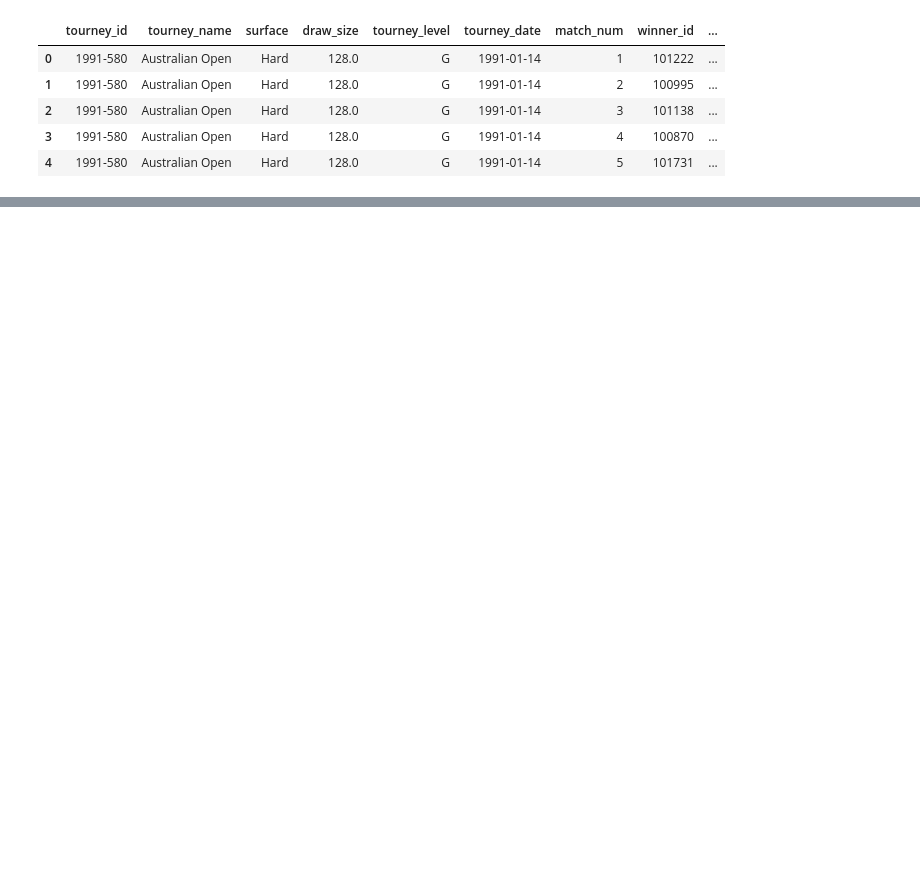
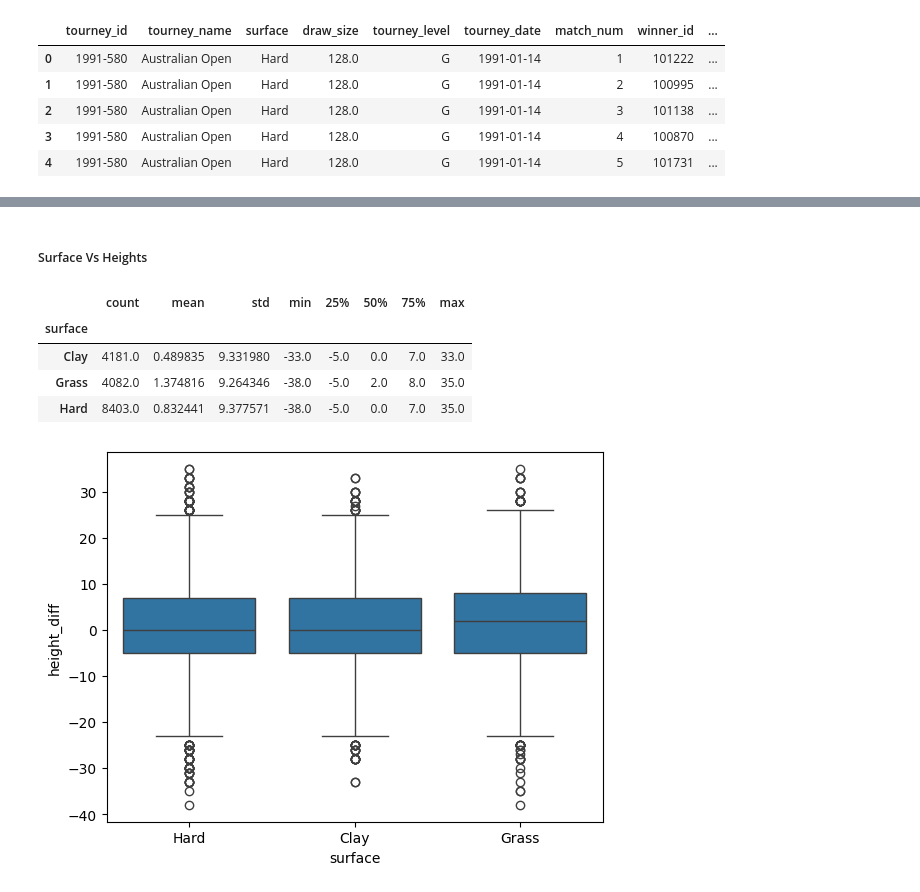
Before and after one commit to Tesserxt/ATP-Tennis, a Jupyter notebook: Notebooks/02_feature_engineering_eda.ipynb, the cells around one changed output, grey strips where cells are left out. Saved outputs shown, nothing was run; the diff lists cells and outputs as text; code cells hidden in the pictures; blank space fills up the shorter version.

```diff
--- a/Notebooks/02_feature_engineering_eda.ipynb
+++ b/Notebooks/02_feature_engineering_eda.ipynb
@@ -77,0 +124,12 @@ gdf
+# %% [markdown]
+##### Surface Vs Heights
+# %%
+sns.boxplot(x='surface', y='height_diff', data=gdf)
+gdf.groupby('surface')['height_diff'].describe()
+# %% [output]
+|  | count | mean | std | min | 25% | 50% | 75% | max |
+| surface |  |  |  |  |  |  |  |  |
+| Clay | 4181.0 | 0.489835 | 9.331980 | -33.0 | -5.0 | 0.0 | 7.0 | 33.0 |
+| Grass | 4082.0 | 1.374816 | 9.264346 | -38.0 | -5.0 | 2.0 | 8.0 | 35.0 |
+| Hard | 8403.0 | 0.832441 | 9.377571 | -38.0 | -5.0 | 0.0 | 7.0 | 35.0 |
+[figure, added]
```
Also changed, not shown: parts of 17 cells of this notebook.
